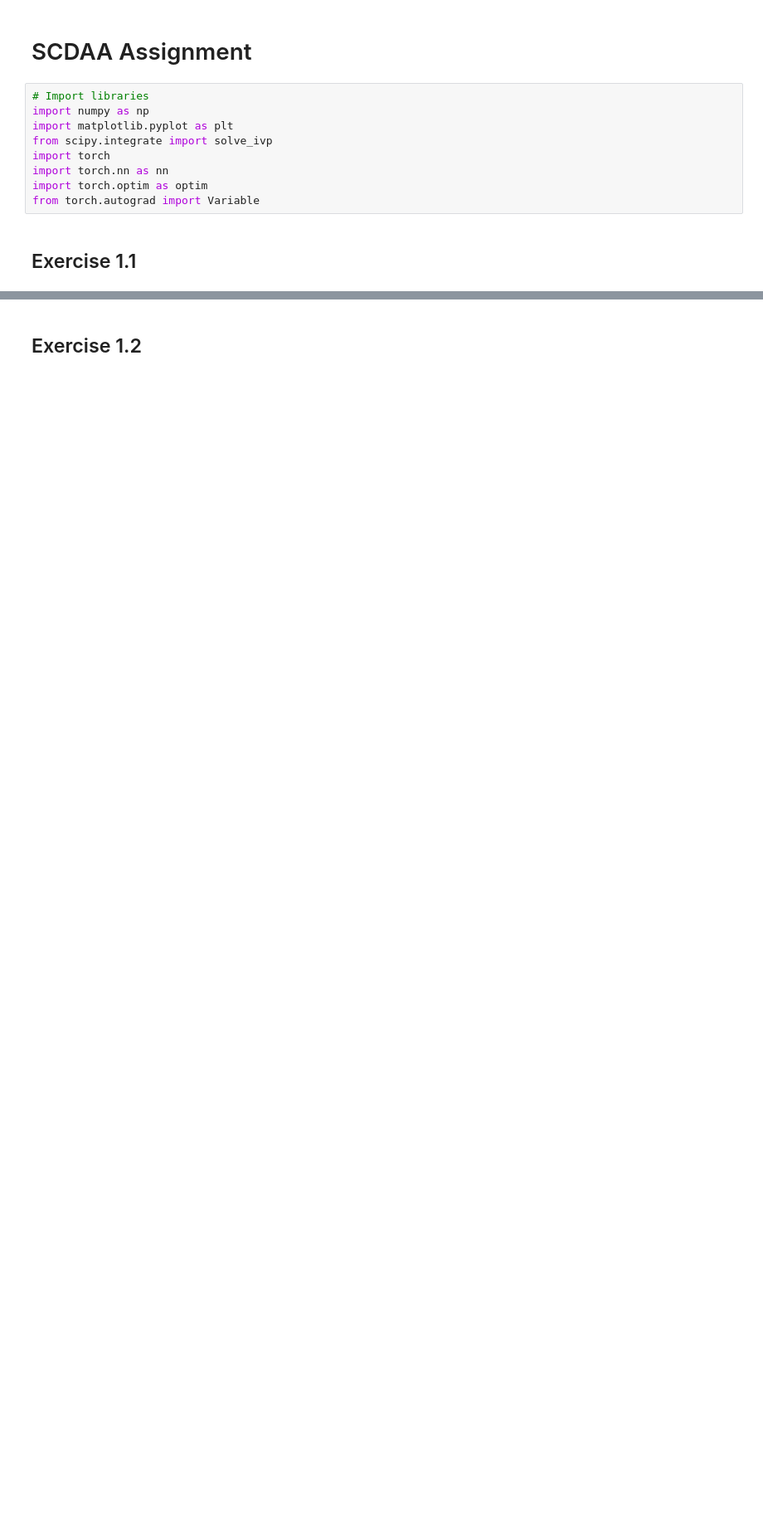
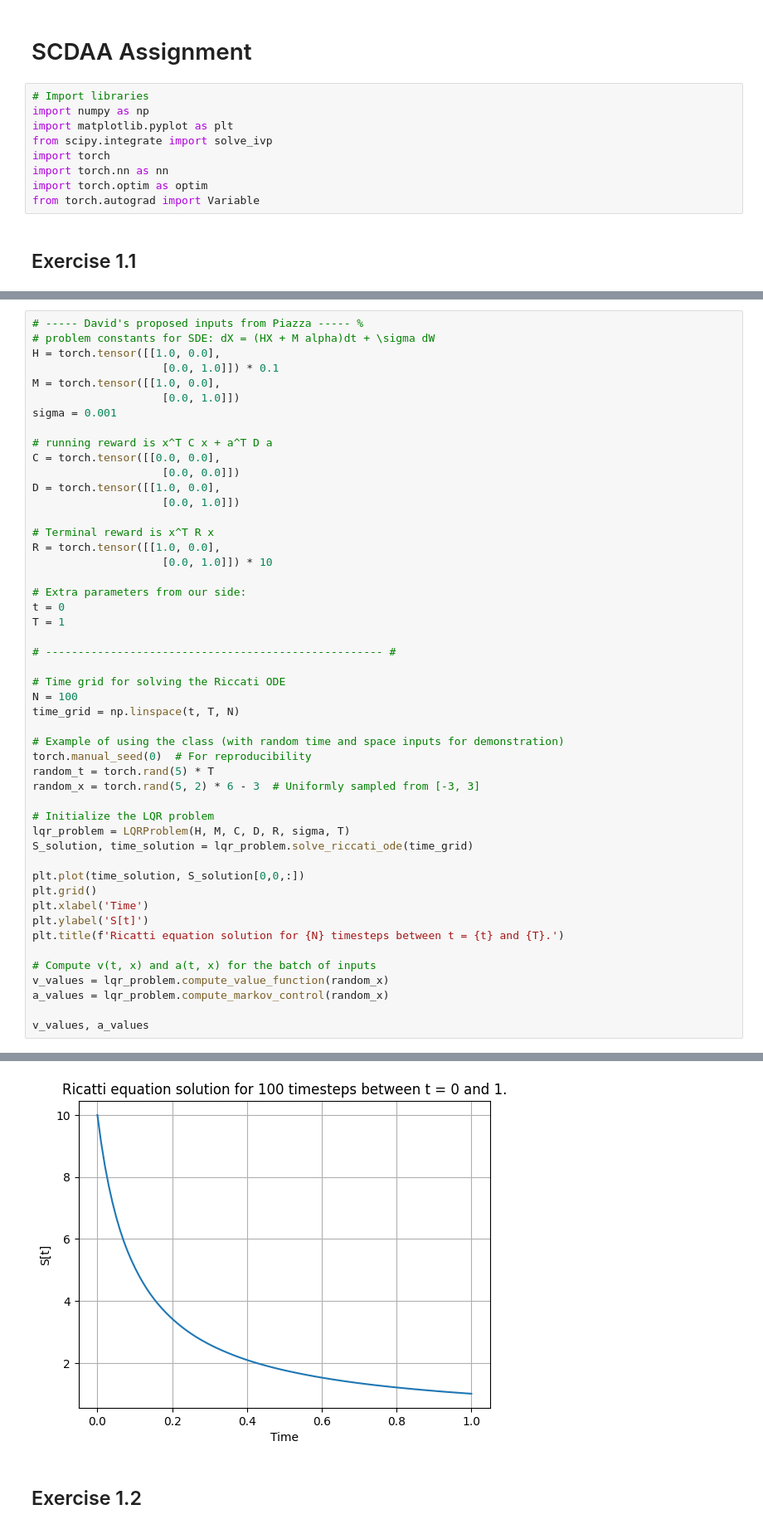
Before and after one commit to Kian-P/SCDAA, a Jupyter notebook: SCDAA-CW.ipynb, the cells around one changed output, grey strips where cells are left out. Shown at 83% size. Saved outputs shown, nothing was run; the diff lists cells and outputs as text; blank space fills up the shorter version.

Commit message:
Amended 1.1 to work with David's inputs (tensors).

```diff
--- a/SCDAA-CW.ipynb
+++ b/SCDAA-CW.ipynb
@@ -130,0 +76,50 @@ v_values, a_values
+# %%
+# ----- David's proposed inputs from Piazza ----- %
+# problem constants for SDE: dX = (HX + M alpha)dt + \sigma dW
+H = torch.tensor([[1.0, 0.0],
+                    [0.0, 1.0]]) * 0.1
+M = torch.tensor([[1.0, 0.0],
+                    [0.0, 1.0]])
+sigma = 0.001
+
+# running reward is x^T C x + a^T D a
+C = torch.tensor([[0.0, 0.0],
+                    [0.0, 0.0]])
+D = torch.tensor([[1.0, 0.0],
+                    [0.0, 1.0]])
+
+# Terminal reward is x^T R x
+R = torch.tensor([[1.0, 0.0],
+                    [0.0, 1.0]]) * 10
+
+# Extra parameters from our side:
+t = 0
+T = 1
+
+# ---------------------------------------------------- #
+
+# Time grid for solving the Riccati ODE
+N = 100
+time_grid = np.linspace(t, T, N)
+
+# Example of using the class (with random time and space inputs for demonstration)
+torch.manual_seed(0)  # For reproducibility
+random_t = torch.rand(5) * T
+random_x = torch.rand(5, 2) * 6 - 3  # Uniformly sampled from [-3, 3]
+
+# Initialize the LQR problem
+lqr_problem = LQRProblem(H, M, C, D, R, sigma, T)
+S_solution, time_solution = lqr_problem.solve_riccati_ode(time_grid)
+
+plt.plot(time_solution, S_solution[0,0,:])
+plt.grid()
+plt.xlabel('Time')
+plt.ylabel('S[t]')
+plt.title(f'Ricatti equation solution for {N} timesteps between t = {t} and {T}.')
+
+# Compute v(t, x) and a(t, x) for the batch of inputs
+v_values = lqr_problem.compute_value_function(random_x)
+a_values = lqr_problem.compute_markov_control(random_x)
+
+v_values, a_values
+# %% [output]
@@ -131,3 +136,4 @@ v_values, a_values
+[figure, added]
 # %% [markdown]
 ## Exercise 1.2
 # %%
```
Also changed, not shown: parts of 4 cells of this notebook.
